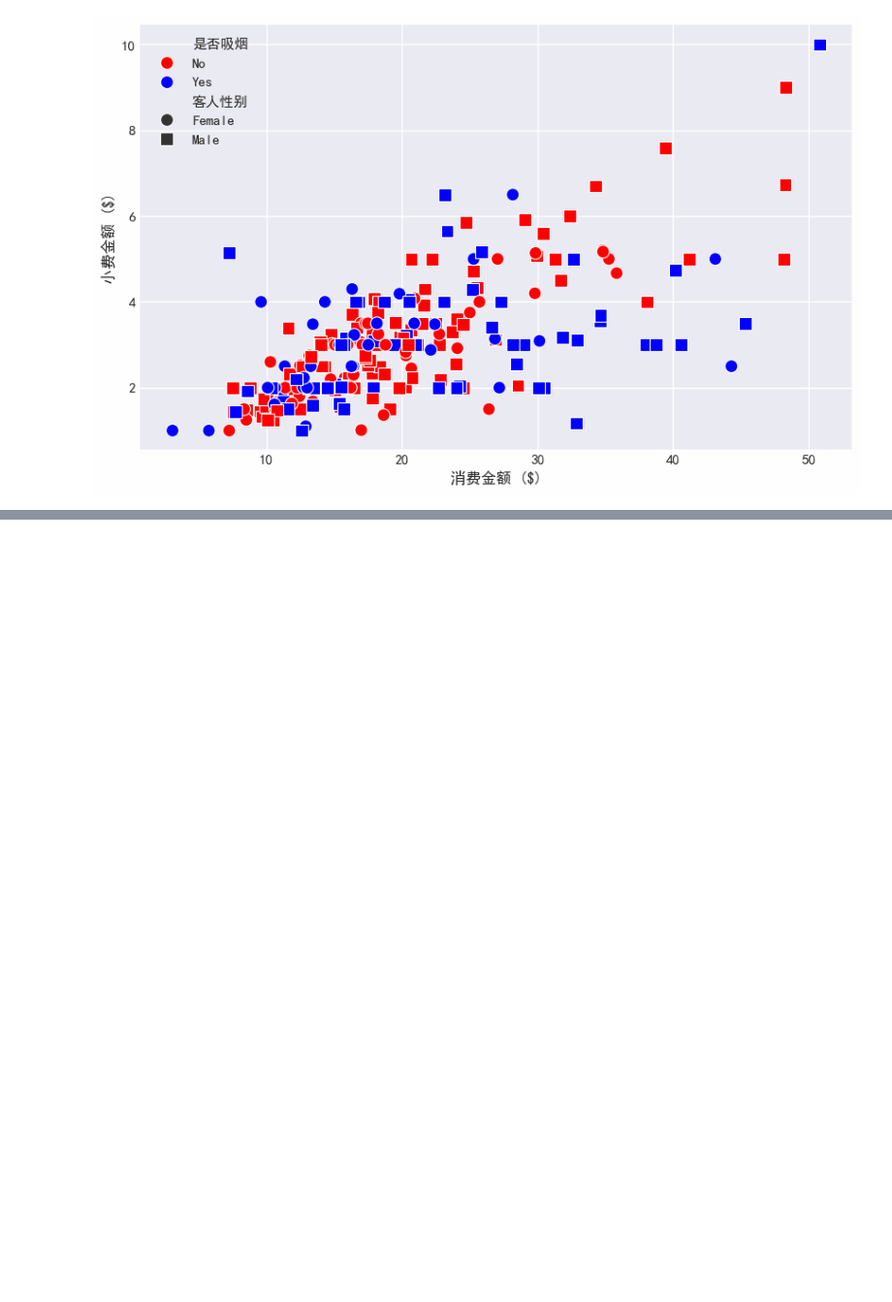
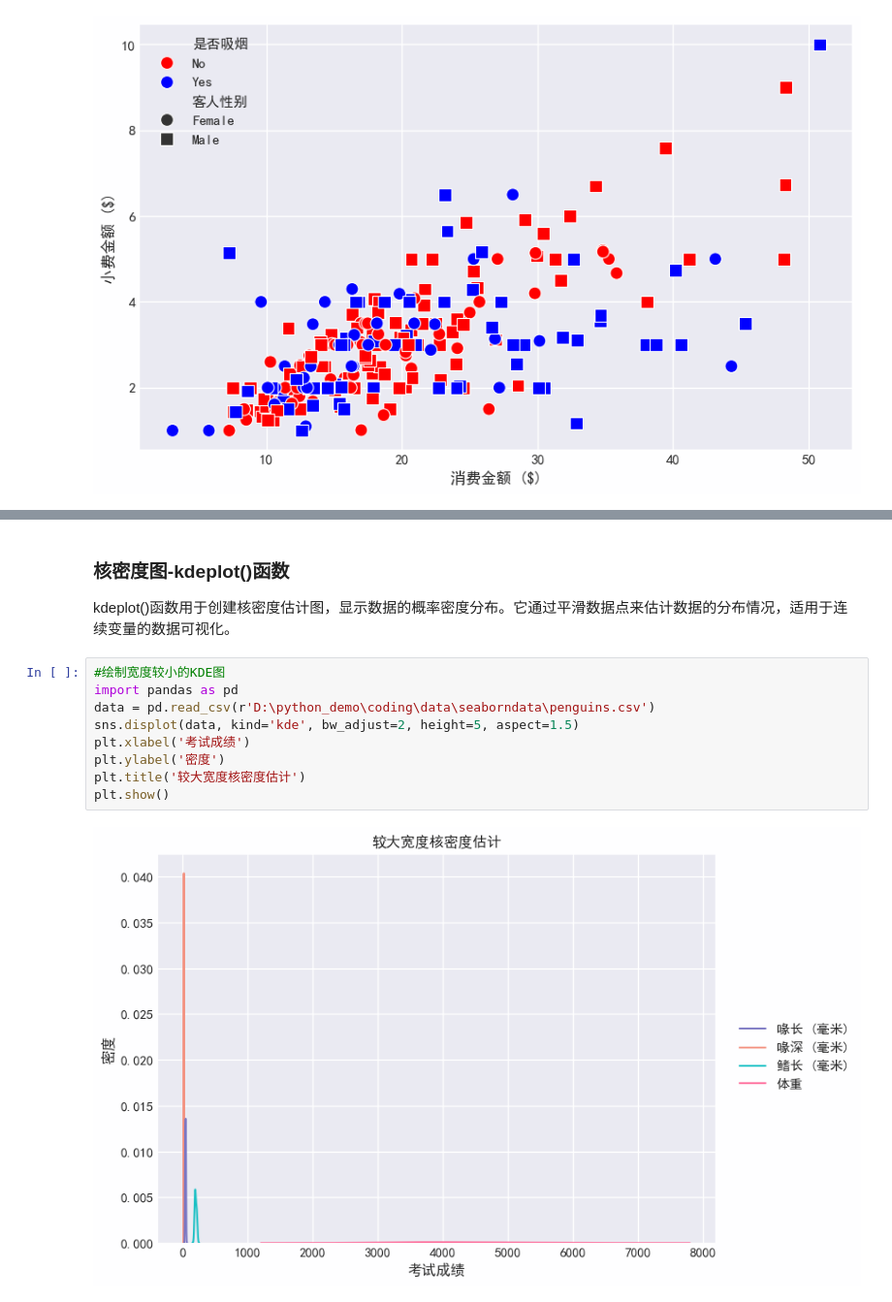
Before and after one commit to SongYangcheng/coding, a Jupyter notebook: seaborn.ipynb, the cells around one changed output, grey strips where cells are left out. Shown at 97% size. Cells and saved outputs as stored; diff of their text form; blank space fills up the shorter version.

```diff
--- a/seaborn.ipynb
+++ b/seaborn.ipynb
@@ -579,0 +678,14 @@ ax = axes[0, 1]
+# %% [markdown]
+### 核密度图-kdeplot()函数
+kdeplot()函数用于创建核密度估计图，显示数据的概率密度分布。它通过平滑数据点来估计数据的分布情况，适用于连续变量的数据可视化。
+# %%
+#绘制宽度较小的KDE图
+import pandas as pd
+data = pd.read_csv(r'D:\python_demo\coding\data\seaborndata\penguins.csv')
+sns.displot(data, kind='kde', bw_adjust=2, height=5, aspect=1.5)
+plt.xlabel('考试成绩')
+plt.ylabel('密度')
+plt.title('较大宽度核密度估计')
+plt.show()
+# %% [output]
+[figure, added]
```
Also changed, not shown: parts of 33 cells of this notebook, 18 other files.
